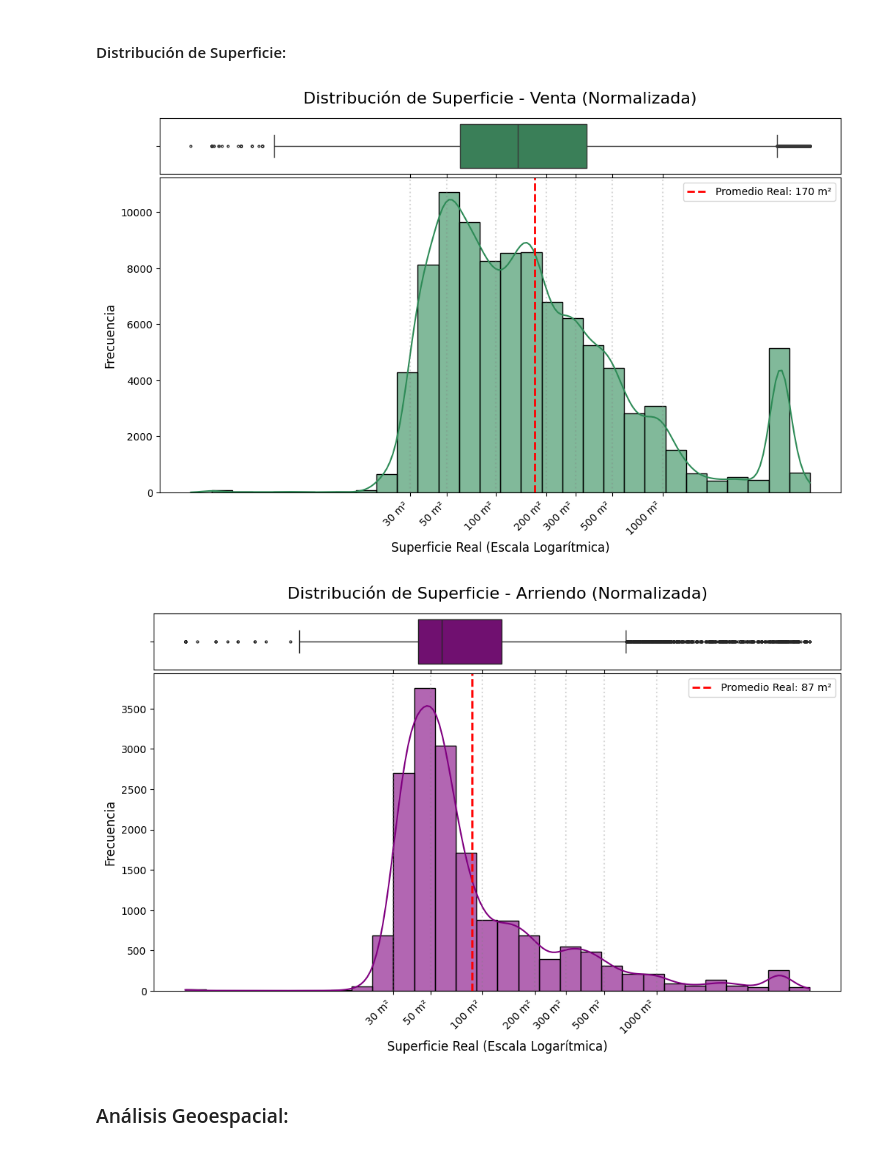
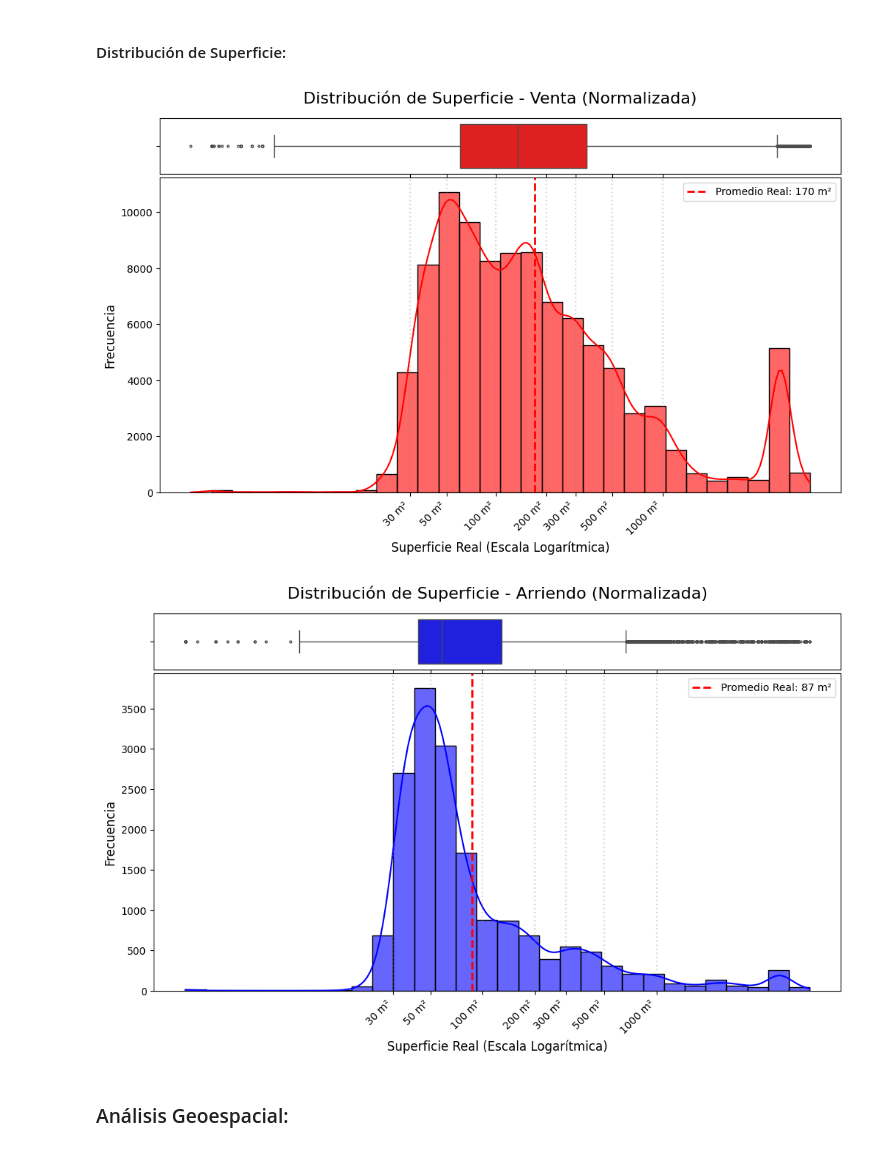
Before and after one commit to IgnOsorioo/Proyecto_IMT2200, a Jupyter notebook: repositorio_final.ipynb, the cells around one changed output. Saved outputs shown, nothing was run; the diff lists cells and outputs as text; code cells hidden in the pictures.

```diff
--- a/repositorio_final.ipynb
+++ b/repositorio_final.ipynb
@@ -260,37 +260,38 @@ def graficar_distribucion_superficie(df, columna_log, titulo, color, ticks_reale
 
     # Media Real
     media_log = df[columna_log].mean()
     media_real = np.expm1(media_log)
 
     ax_hist.axvline(media_log, color='red', linestyle='--', linewidth=2, label=f'Promedio Real: {media_real:.0f} m²')
     ax_hist.legend()
 
     # Ajuste de márgenes para que no se corte el texto rotado
     plt.subplots_adjust(hspace=0.02, bottom=0.15)
     plt.show()
 
+gdf_propiedades["Superficie_log"] = np.log1p(gdf_propiedades["Superficie total"])
 mis_ticks_superficie_limpios = [30, 50, 100, 200, 300, 500, 1000]
 
 # 1. PARA VENTA:
 graficar_distribucion_superficie(
     gdf_propiedades[gdf_propiedades["Transaccion"] == "Venta"],
     "Superficie_log",
     "Distribución de Superficie - Venta (Normalizada)",
-    "seagreen",
+    "red",
     mis_ticks_superficie_limpios
 )
 
 # 2. PARA ARRIENDO:
 graficar_distribucion_superficie(
     gdf_propiedades[gdf_propiedades["Transaccion"] == "Arriendo"],
     "Superficie_log",
     "Distribución de Superficie - Arriendo (Normalizada)",
-    "purple",
+    "blue",
     mis_ticks_superficie_limpios
 )
 # %% [output]
-[figure, old version]
+[figure, new version]
-[figure, old version]
+[figure, new version]
 # %% [markdown]
 ### Análisis Geoespacial:
 # %% [markdown]
```
Also changed, not shown: 2 other files.
